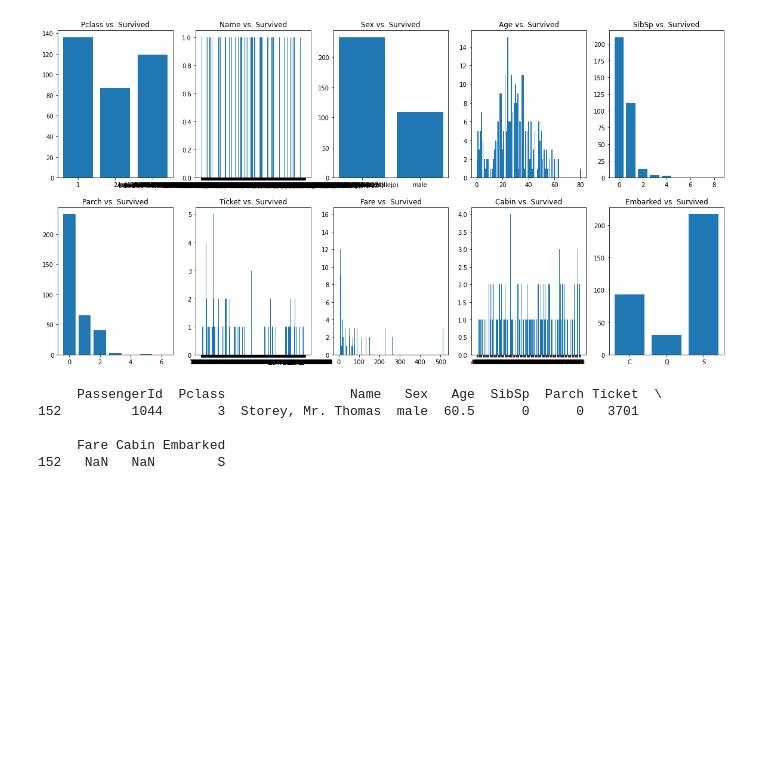
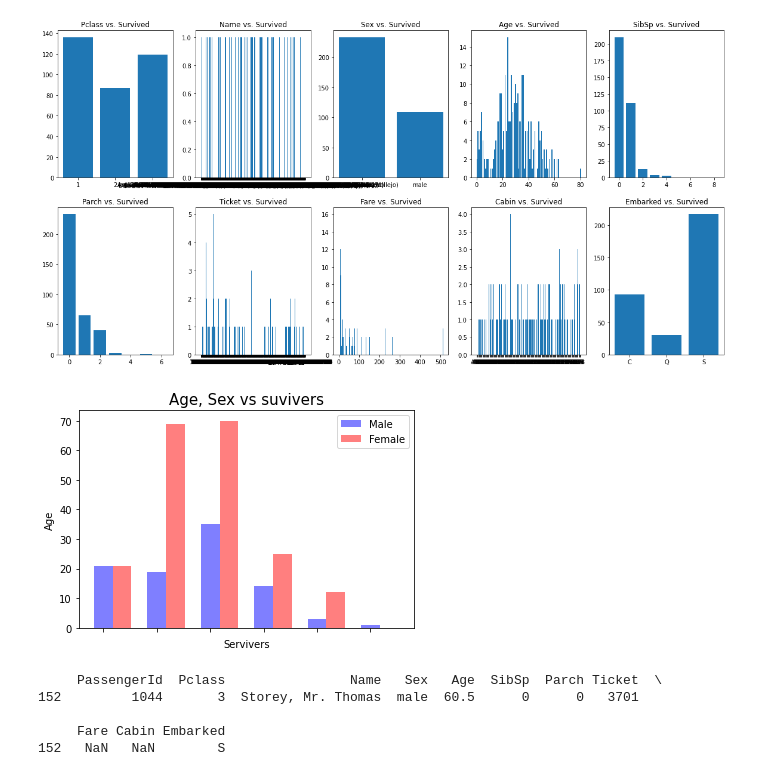
Before and after one commit to Frankensosege/Tatanic-Competition, a Jupyter notebook: Titanic_Competition.ipynb, the cells around one changed output. Drawn from its saved outputs; the diff is of its cells as text; code cells hidden in the pictures; blank space fills up the shorter version.

```diff
--- a/Titanic_Competition.ipynb
+++ b/Titanic_Competition.ipynb
@@ -88,6 +88,52 @@ for col in clos:
   idx += 1
 # %% [output]
 [figure]
+# %%
+agegroup_vs_survive = train_df[['Age', 'Sex', 'Survived']].copy()
+
+agegroup_vs_survive['AgeBand'] = pd.cut(agegroup_vs_survive['Age'], 6)
+grouped = agegroup_vs_survive[['AgeBand', 'Sex', 'Survived']].groupby(['AgeBand', 'Sex'], as_index=False).sum().sort_values(by='AgeBand', ascending=True)
+
+new_idx = ['0~14', '15~27', '28~40', '41~54', '54~67', '68~80']
+
+df_age_men_suv = grouped[grouped['Sex']=='male']
+df_age_men_suv = df_age_men_suv.rename(columns={'Survived':'male'})
+df_age_men_suv.set_index(keys='AgeBand', inplace=True)
+
+df_age_women_suv = grouped[grouped['Sex']=='female']
+df_age_women_suv = df_age_women_suv.rename(columns={'Survived':'female'})
+df_age_women_suv.set_index(keys='AgeBand', inplace=True)
+
+df_merged = pd.merge(left=df_age_men_suv, right=df_age_women_suv, left_index = True, right_index = True, how = 'outer')
+df_merged['new_idx'] = new_idx
+df_merged.set_index(keys='new_idx', inplace=True)
+df_merged.drop(['Sex_x', 'Sex_y'], axis=1, inplace=True)
+
+bar_width = 0.35
+alpha = 0.5
+index = np.arange(len(new_idx))
+
+p1 = plt.bar(index, df_merged['male'],
+             bar_width,
+             color='b',
+             alpha=alpha,
+             label='Male')
+
+p2 = plt.bar(index + bar_width, df_merged['female'],
+             bar_width,
+             color='r',
+             alpha=alpha,
+             label='Female')
+
+plt.title('Age, Sex vs suvivers', fontsize=15)
+plt.ylabel('Age')
+plt.xlabel('Servivers')
+plt.xticks(index, '')
+plt.legend((p1[0], p2[0]), ('Male', 'Female'), fontsize=10)
+
+plt.show()
+# %% [output]
+[figure, added]
 # %%
 mask = test_df['Fare'].isnull()
 
```
